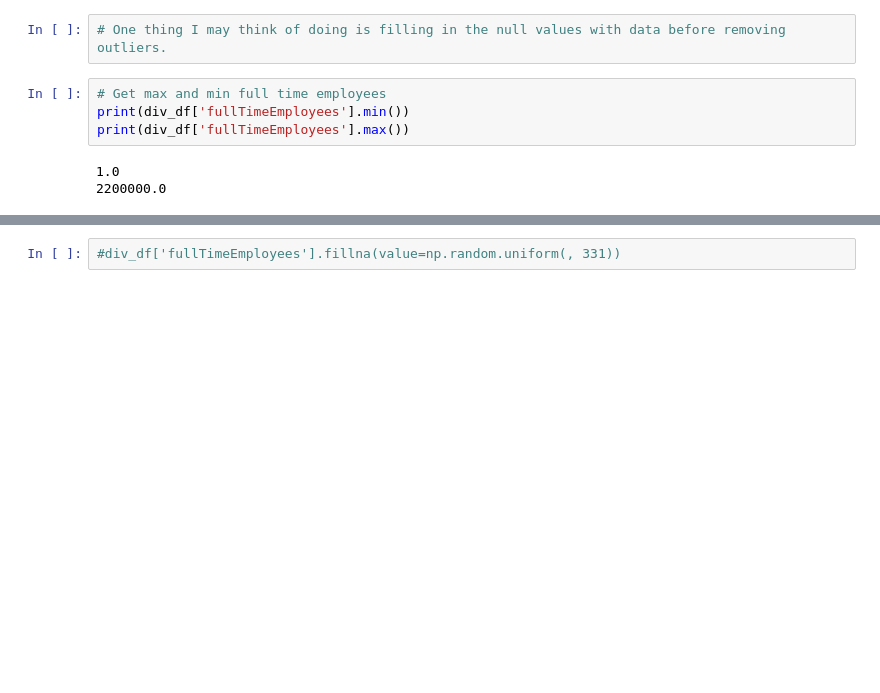
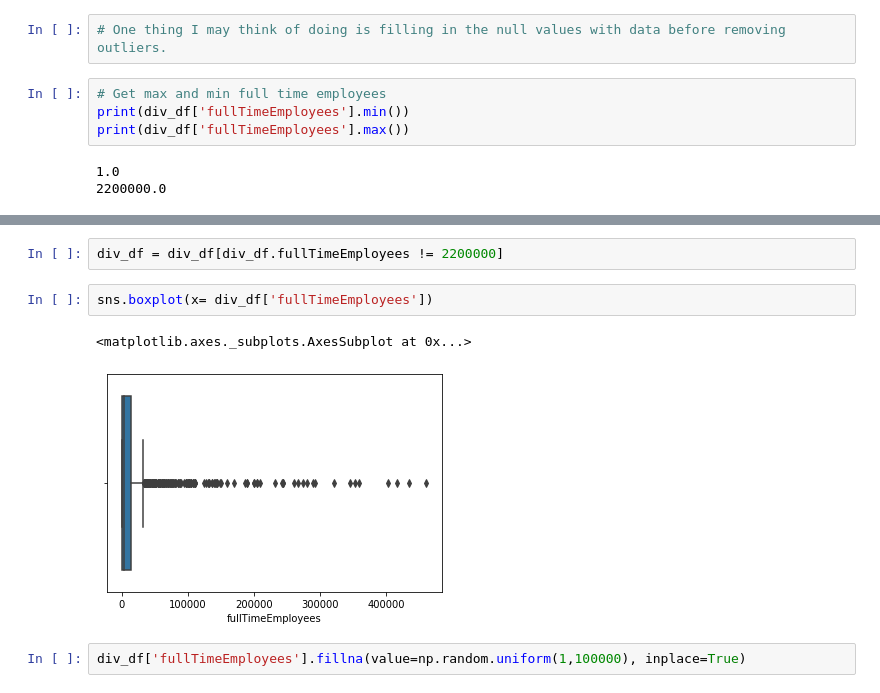
Before and after one commit to ipatel467/Stock-Market-Analysis, a Jupyter notebook: StocksP2.ipynb, the cells around one changed output, grey strips where cells are left out. Drawn from its saved outputs; the diff is of its cells as text; blank space fills up the shorter version.

```diff
--- a/StocksP2.ipynb
+++ b/StocksP2.ipynb
@@ -145,2 +151,9 @@ print(div_df['fullTimeEmployees'].max())
+# %%
+div_df = div_df[div_df.fullTimeEmployees != 2200000]
+# %%
+sns.boxplot(x= div_df['fullTimeEmployees'])
+# %% [output]
+<matplotlib.axes._subplots.AxesSubplot at 0x...>
+[figure, added]
 # %%
-#div_df['fullTimeEmployees'].fillna(value=np.random.uniform(, 331))
+div_df['fullTimeEmployees'].fillna(value=np.random.uniform(1,100000), inplace=True)
```
Also changed, not shown: parts of 8 cells of this notebook.
